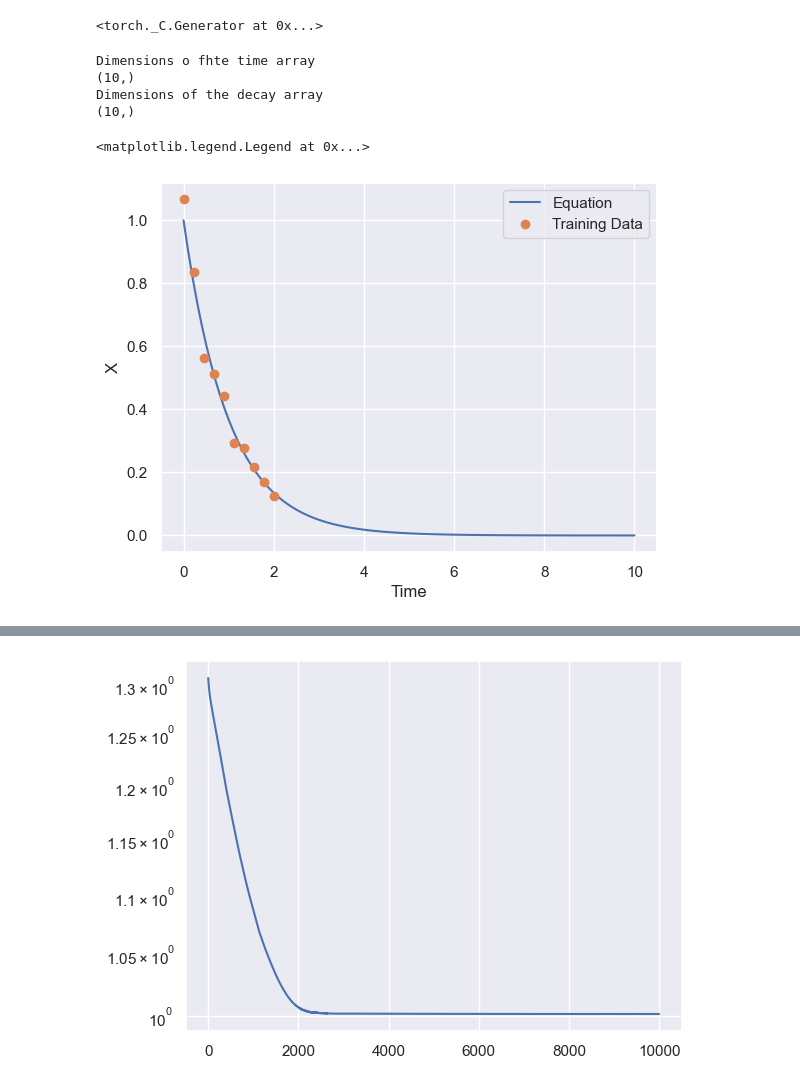
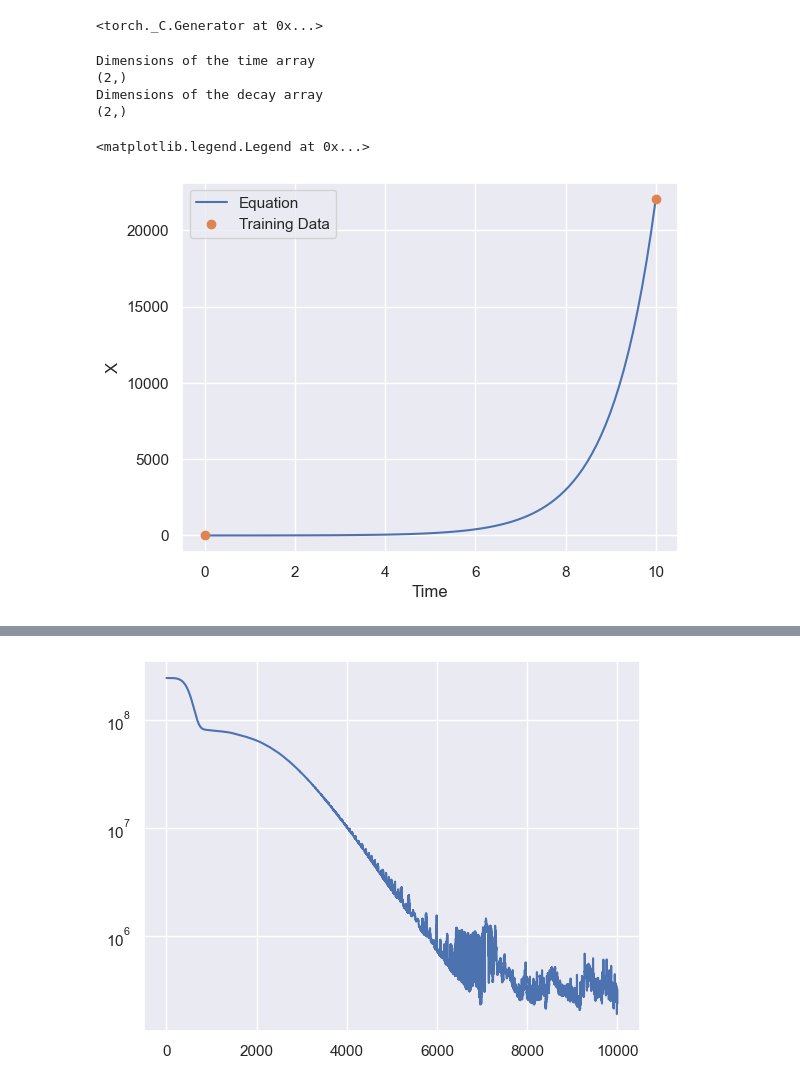
Before and after one commit to rahavdayan/pinns-model, a Jupyter notebook: src/exponential_decay/pinn_solver.ipynb, the cells around one changed output, grey strips where cells are left out. Saved outputs shown, nothing was run; the diff lists cells and outputs as text; code cells hidden in the pictures.

```diff
--- a/src/exponential_decay/pinn_solver.ipynb
+++ b/src/exponential_decay/pinn_solver.ipynb
@@ -24,9 +24,9 @@ eq = functools.partial(exponential_decay, x0=x0)
 decay = eq(times)
 
 # Make Training data
-t = np.linspace(0, 2, 10)
-X = eq(t) + 0.05*np.random.randn(10)
-print('Dimensions o fhte time array')
+t = np.linspace(0, 10, 2)
+X = eq(t) + 0.05*np.random.randn(2)
+print('Dimensions of the time array')
 print(t.shape)
 print('Dimensions of the decay array')
 print(X.shape)
@@ -37,21 +37,21 @@ plt.ylabel('X')
 plt.xlabel('Time')
 plt.legend()
 # %% [output]
-Dimensions o fhte time array
-(10,)
+Dimensions of the time array
+(2,)
 Dimensions of the decay array
-(10,)
+(2,)
 <matplotlib.legend.Legend at 0x...>
-[figure, old version]
+[figure, new version]
 # %%
 def decay_loss(model: torch.nn.Module):
-  ts = torch.linspace(0, 10, steps=1000, ).view(-1,1).requires_grad_(True).to(DEVICE)
+  ts = torch.linspace(0, 10, steps=100, ).view(-1,1).requires_grad_(True).to(DEVICE)
   xs = model(ts)
   dX = grad(xs, ts)[0]
-  pde = -xs - dX
+  pde = xs - dX
   return torch.mean(pde**2)
 # %%
-net = Net(1,1, loss2=decay_loss, epochs=10000, loss2_weight=1, lr=1e-5).to(DEVICE)
+net = Net(1,1, loss2=decay_loss, epochs=10000, loss2_weight=1, lr=1e-4).to(DEVICE)
 
 losses = net.fit(t, X)
 plt.plot(losses)
@@ -70,4 +70,4 @@ Epoch 9000/10000, loss: 1.00
-[figure, old version]
+[figure, new version]
 # %%
 preds = net.predict(times)
 
```
Also changed, not shown: parts of 2 cells of this notebook, 4 other files.
